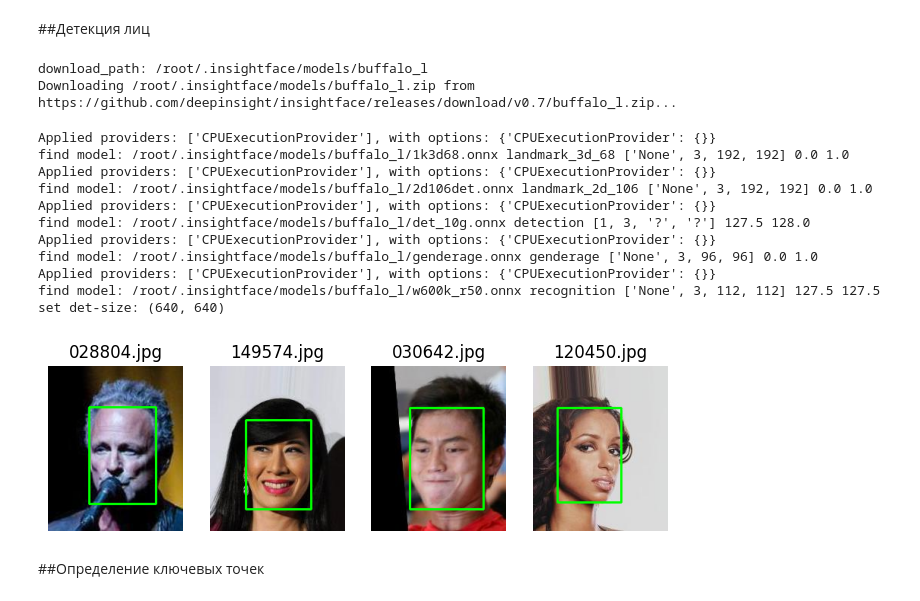
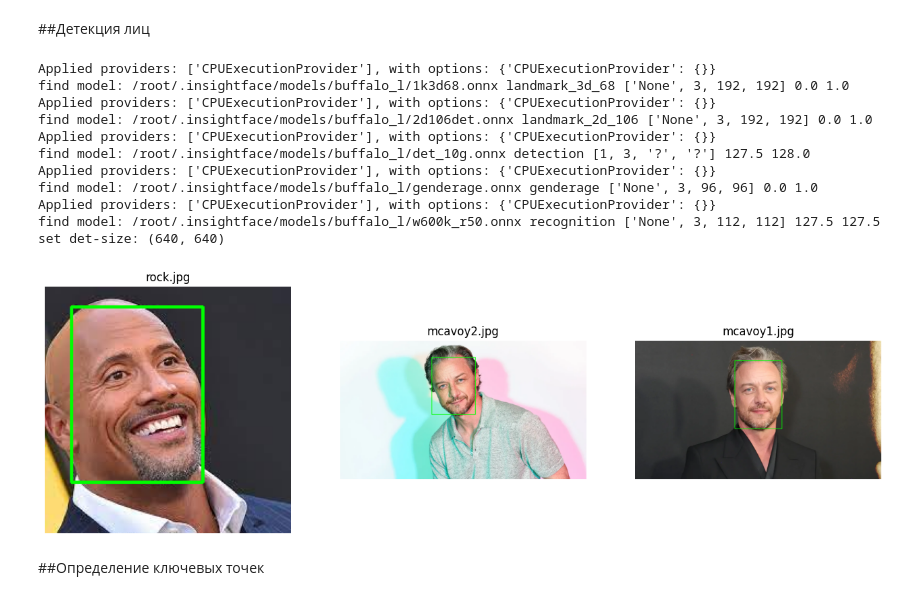
Before and after one commit to kovzanok/dls-final-task, a Jupyter notebook: Final_pipeline.ipynb, the cells around one changed output. Cells and saved outputs as stored; diff of their text form; code cells hidden in the pictures.

```diff
--- a/Final_pipeline.ipynb
+++ b/Final_pipeline.ipynb
@@ -61,6 +65,4 @@ def get_filenames_os(folder_path):
     files = [f for f in os.listdir(folder_path) if os.path.isfile(os.path.join(folder_path, f))]
     return files
 # %%
-filenames = get_filenames_os('/content/celeba/img_align_celeba')
+filenames = get_filenames_os('/content/final_dataset')
-# %%
-idx = random.sample(range(len(filenames)), 100)
@@ -84,59 +71,56 @@ filtered_df['encoded_id'] = le.fit_transform(filtered_df['id'])
 # %% [markdown]
 ##Детекция лиц
 # %%
-# Инициализируем модель
 app = FaceAnalysis(name="buffalo_l", providers=['CUDAExecutionProvider', 'CPUExecutionProvider'])
-app.prepare(ctx_id=0, det_size=(640, 640))  # ctx_id=0 — GPU, -1 — CPU
+app.prepare(ctx_id=0, det_size=(640, 640))
 
-# Путь к папке с 100 изображениями
-image_folder = "/content/celeba/img_align_celeba"
-image_paths = [os.path.join(image_folder, fname) for fname in random_files]
 
-# Результаты
+image_folder = "/content/final_dataset"
+image_paths = [os.path.join(image_folder, fname) for fname in filenames]
+
+
 all_faces = []
 
 for path in tqdm(image_paths):
     img = cv2.imread(path)
     img = cv2.cvtColor(img, cv2.COLOR_BGR2RGB)
-    faces = app.get(img)  # список найденных лиц
+    faces = app.get(img)
     all_faces.append({
         'image_path': path,
-        'faces': faces  # каждый face — это dict с bbox, landmarks и т.д.
+        'faces': faces
     })
 # %% [output]
-download_path: /root/.insightface/models/buffalo_l
-Downloading /root/.insightface/models/buffalo_l.zip from https://github.com/deepinsight/insightface/releases/download/v0.7/buffalo_l.zip...
+Applied providers: ['CPUExecutionProvider'], with options: {'CPUExecutionProvider': {}}
+find model: /root/.insightface/models/buffalo_l/1k3d68.onnx landmark_3d_68 ['None', 3, 192, 192] 0.0 1.0
+Applied providers: ['CPUExecutionProvider'], with options: {'CPUExecutionProvider': {}}
+find model: /root/.insightface/models/buffalo_l/2d106det.onnx landmark_2d_106 ['None', 3, 192, 192] 0.0 1.0
+Applied providers: ['CPUExecutionProvider'], with options: {'CPUExecutionProvider': {}}
+find model: /root/.insightface/models/buffalo_l/det_10g.onnx detection [1, 3, '?', '?'] 127.5 128.0
+Applied providers: ['CPUExecutionProvider'], with options: {'CPUExecutionProvider': {}}
+find model: /root/.insightface/models/buffalo_l/genderage.onnx genderage ['None', 3, 96, 96] 0.0 1.0
+Applied providers: ['CPUExecutionProvider'], with options: {'CPUExecutionProvider': {}}
+find model: /root/.insightface/models/buffalo_l/w600k_r50.onnx recognition ['None', 3, 112, 112] 127.5 127.5
+set det-size: (640, 640)
-Applied providers: ['CPUExecutionProvider'], with options: {'CPUExecutionProvider': {}}
-find model: /root/.insightface/models/buffalo_l/1k3d68.onnx landmark_3d_68 ['None', 3, 192, 192] 0.0 1.0
-Applied providers: ['CPUExecutionProvider'], with options: {'CPUExecutionProvider': {}}
-find model: /root/.insightface/models/buffalo_l/2d106det.onnx landmark_2d_106 ['None', 3, 192, 192] 0.0 1.0
-Applied providers: ['CPUExecutionProvider'], with options: {'CPUExecutionProvider': {}}
-find model: /root/.insightface/models/buffalo_l/det_10g.onnx detection [1, 3, '?', '?'] 127.5 128.0
-Applied providers: ['CPUExecutionProvider'], with options: {'CPUExecutionProvider': {}}
-find model: /root/.insightface/models/buffalo_l/genderage.onnx genderage ['None', 3, 96, 96] 0.0 1.0
-Applied providers: ['CPUExecutionProvider'], with options: {'CPUExecutionProvider': {}}
-find model: /root/.insightface/models/buffalo_l/w600k_r50.onnx recognition ['None', 3, 112, 112] 127.5 127.5
-set det-size: (640, 640)
 # %%
-fig = plt.figure(figsize=(8, 8))
+fig = plt.figure(figsize=(16, 16))
 
-for i, idx in enumerate(random.sample(range(len(all_faces)),4)):
+for i, idx in enumerate(range(len(all_faces))):
     img = cv2.imread(all_faces[idx]['image_path'])
     img = cv2.cvtColor(img, cv2.COLOR_BGR2RGB)
 
 
     for face in all_faces[idx]['faces']:
         x1, y1, x2, y2 = map(int, face.bbox)
         cv2.rectangle(img, (x1, y1), (x2, y2), color=(0, 255, 0), thickness=2)
 
-        fig.add_subplot(1, 4, i+1)
+        fig.add_subplot(1, 3, i+1)
         plt.axis('off')
         plt.imshow(img)
         plt.title(os.path.basename(all_faces[idx]['image_path']))
 
 plt.show()
 # %% [output]
-[figure, old version]
+[figure, new version]
 # %%
 save_dir = "/content/cropped_faces"
 os.makedirs(save_dir, exist_ok=True)
```
Also changed, not shown: parts of 30 cells of this notebook.
